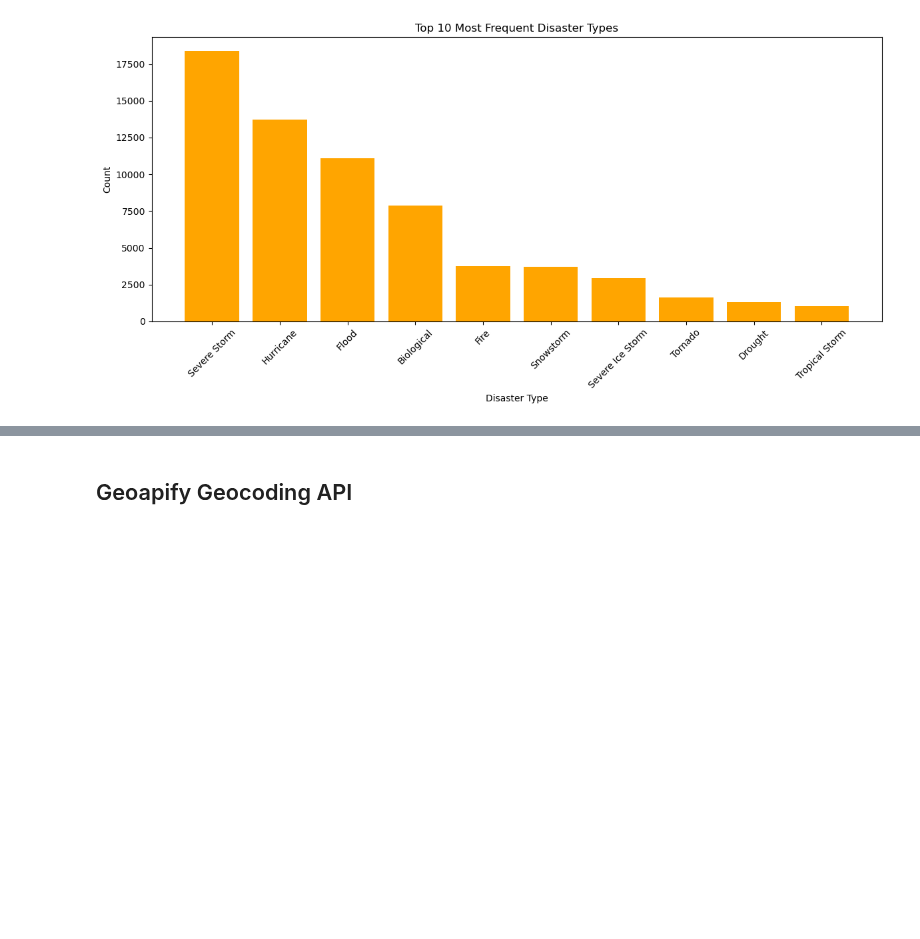
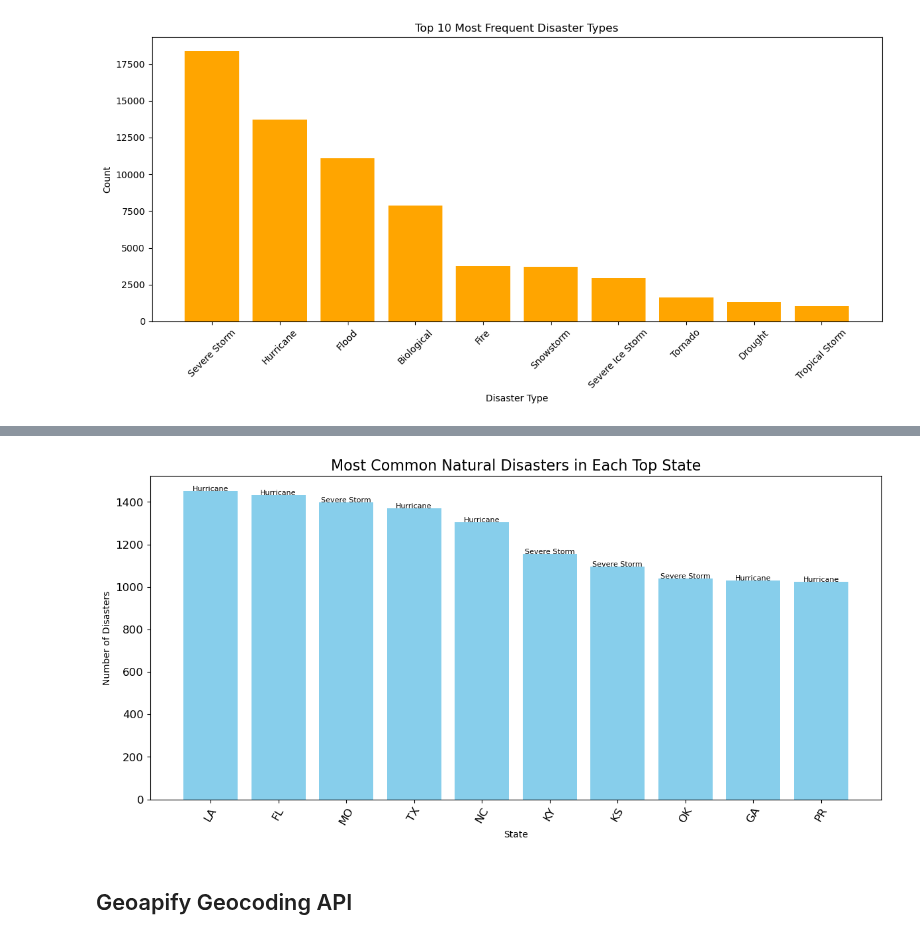
Before and after one commit to Neelka96/HavocMapper, a Jupyter notebook: data_tunnel.ipynb, the cells around one changed output, grey strips where cells are left out. Cells and saved outputs as stored; diff of their text form; code cells hidden in the pictures; blank space fills up the shorter version.

Commit message:
Uploading bar graph "most common nat. disas. in each top state"

```diff
--- a/data_tunnel.ipynb
+++ b/data_tunnel.ipynb
@@ -296,3 +296,8 @@ plt.tight_layout()
 plt.show()
 # %% [output]
 [figure]
+# %%
+most_common_disasters = disaster_by_type.loc[
+    disaster_by_type.groupby('state')['count'].idxmax()]
+most_common_disasters = most_common_disasters.sort_values(by='count', ascending=False)
+most_common_disasters
@@ -299,3 +322,23 @@ plt.show()
+# %%
+top_states_disasters = most_common_disasters.head(10)
+states = top_states_disasters['state']
+disasters = top_states_disasters['incidentType']
+counts = top_states_disasters['count']
+
+plt.figure(figsize=(12, 6))
+plt.bar(states, counts, color='skyblue')
+for i, disaster in enumerate(disasters):
+    plt.text(i, counts.iloc[i] + 0.5, disaster, ha='center', fontsize=8)
+plt.xlabel('State')
+plt.ylabel('Number of Disasters')
+plt.title('Most Common Natural Disasters in Each Top State', fontsize=16)
+plt.xticks(rotation=45)
+plt.tight_layout()
+plt.xticks(rotation=60, fontsize=12)
+plt.yticks(fontsize=12)
+plt.show()
+# %% [output]
+[figure, added]
 # %% [markdown]
 ## Geoapify Geocoding API
 # %%
```
Also changed, not shown: parts of 1 cell of this notebook.
